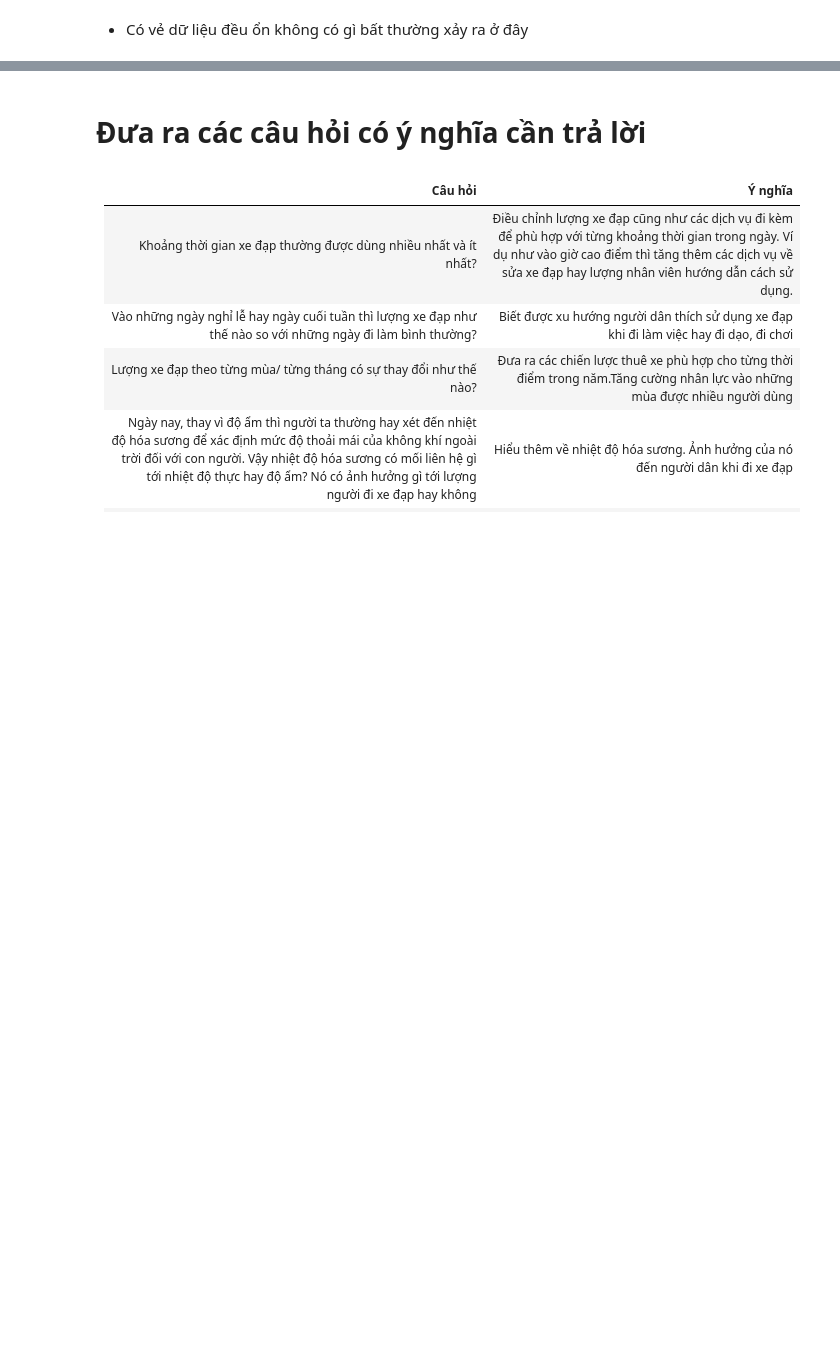
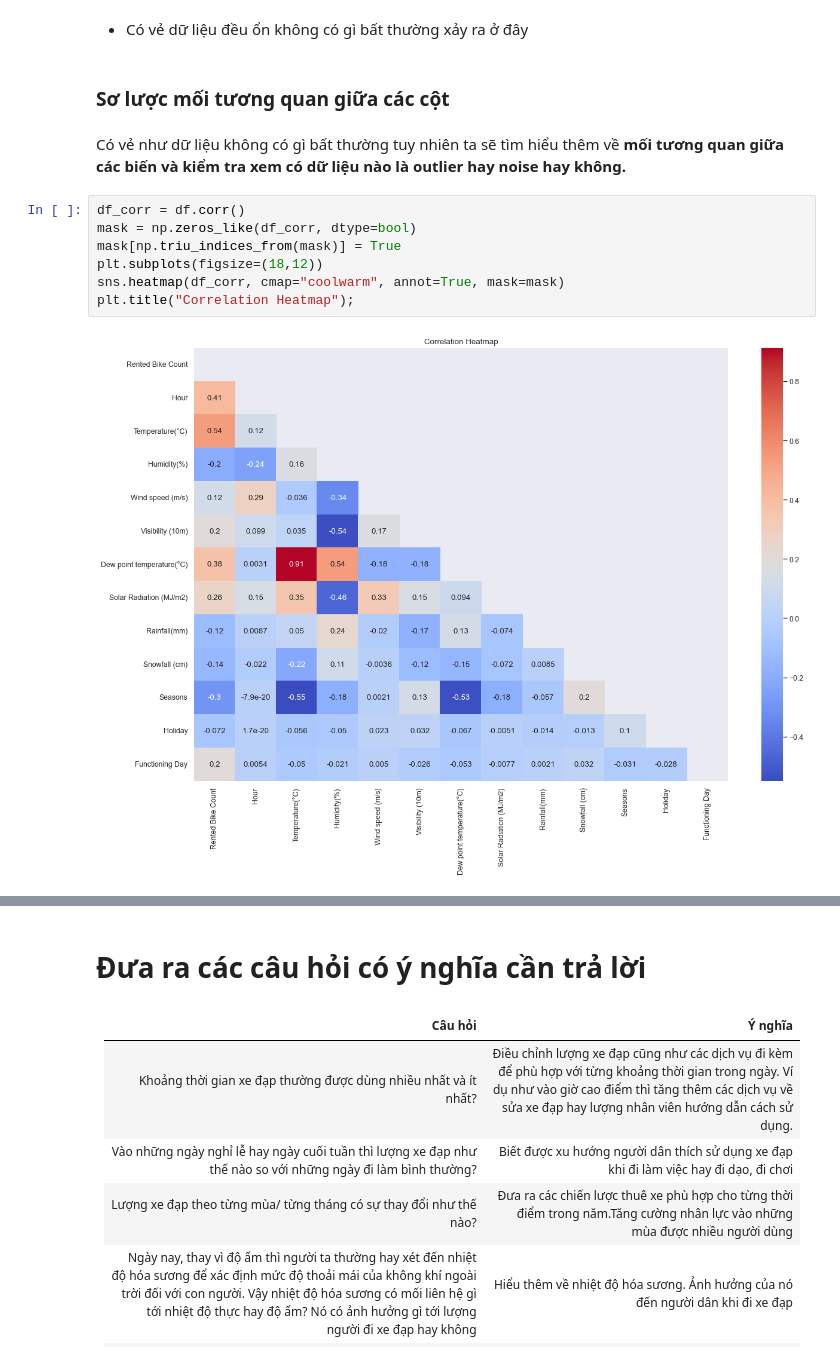
Before and after one commit to duylocky2k1/P4DS-CQ19-FinalProject, a Jupyter notebook: Final.ipynb, the cells around one changed output, grey strips where cells are left out. Saved outputs shown, nothing was run; the diff lists cells and outputs as text; blank space fills up the shorter version.

```diff
--- a/Final.ipynb
+++ b/Final.ipynb
@@ -338,2 +321,15 @@ Date_df.T.head(10)
 # %% [markdown]
 - Có vẻ dữ liệu đều ổn không có gì bất thường xảy ra ở đây
+# %% [markdown]
+### Sơ lược mối tương quan giữa các cột
+# %% [markdown]
+Có vẻ như dữ liệu không có gì bất thường tuy nhiên ta sẽ tìm hiểu thêm về **mối tương quan giữa các biến và kiểm tra xem có dữ liệu nào là outlier hay noise hay không.**
+# %%
+df_corr = df.corr()
+mask = np.zeros_like(df_corr, dtype=bool)
+mask[np.triu_indices_from(mask)] = True
+plt.subplots(figsize=(18,12))
+sns.heatmap(df_corr, cmap="coolwarm", annot=True, mask=mask)
+plt.title("Correlation Heatmap");
+# %% [output]
+[figure, added]
```
Also changed, not shown: parts of 64 cells of this notebook.
